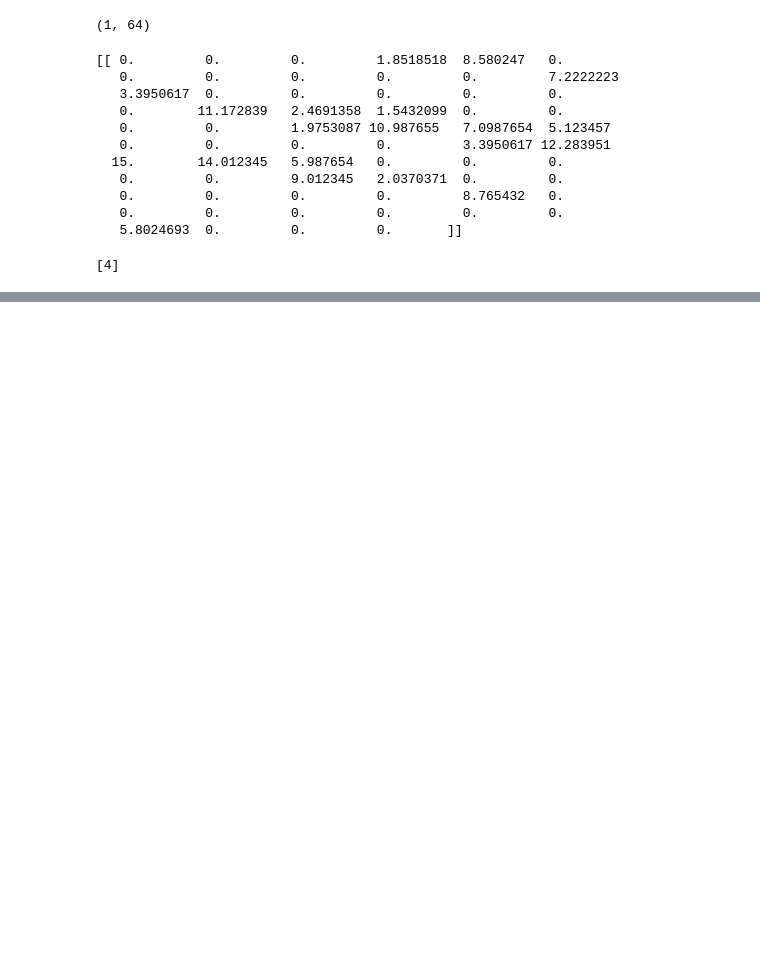
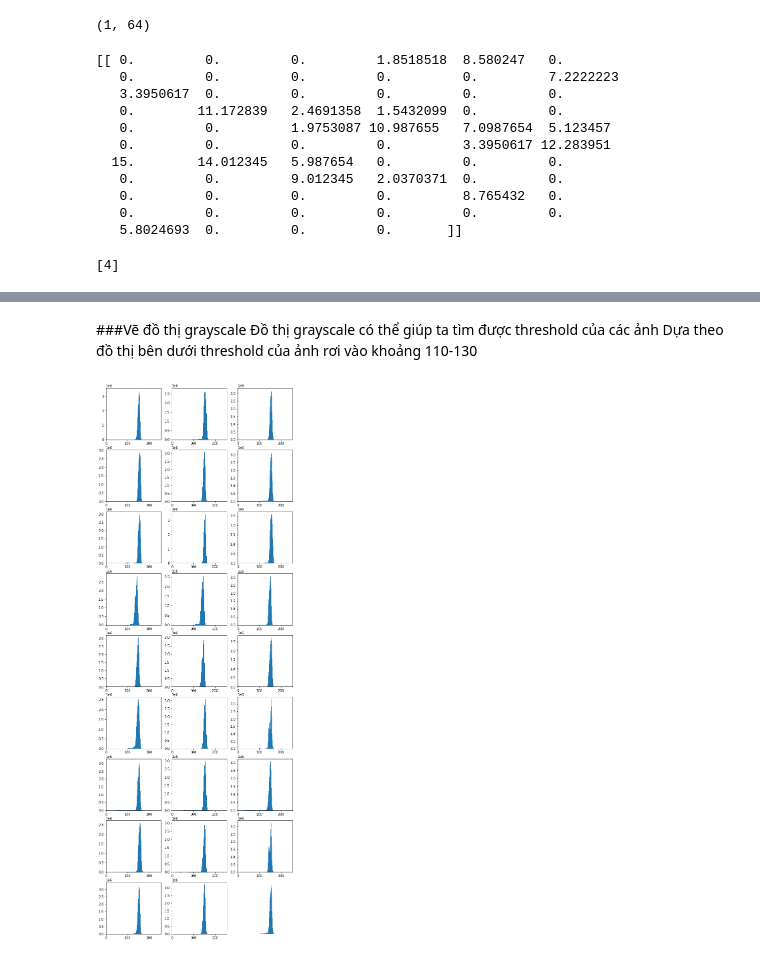
Before and after one commit to UIT-19521183/CS114.L21-MachineLearning, a Jupyter notebook: Recognizing_hand_written_digits.ipynb, the cells around one changed output, grey strips where cells are left out. Saved outputs shown, nothing was run; the diff lists cells and outputs as text; code cells hidden in the pictures; blank space fills up the shorter version.

```diff
--- a/Recognizing_hand_written_digits.ipynb
+++ b/Recognizing_hand_written_digits.ipynb
@@ -179,0 +306,25 @@ print(predict)
+# %% [markdown]
+###Vẽ đồ thị grayscale
+Đồ thị grayscale có thể giúp ta tìm được threshold của các ảnh
+Dựa theo đồ thị bên dưới threshold của ảnh rơi vào khoảng 110-130
+# %%
+#Create grayscale histogram
+#https://datacarpentry.org/image-processing/05-creating-histograms/
+#https://opencv-python-tutroals.readthedocs.io/en/latest/py_tutorials/py_imgproc/py_histograms/py_histogram_begins/py_histogram_begins.html
+from matplotlib import pyplot as plt
+%matplotlib inline
+"""im=image_data[25]
+plt.hist(im.ravel(),256,[0,256]); plt.show()"""
+fig, axs = plt.subplots(9, 3,figsize=(10,30))
+plt.axis('off')
+for i in range(9):
+  for j in range(3):
+    im=image_data[i*3+j]
+    axs[i][j].hist(im.ravel(),256,[0,256]);
+    axs[i][j].set_xlim([0,255])
+    #axs[i][j].axes.get_xaxis().set_visible(False)
+    #axs[i][j].axes.get_yaxis().set_visible(False)
+    #axs.title("Label: "+str(label[i*3+j]))
+plt.show()
+# %% [output]
+[figure, added]
```
Also changed, not shown: parts of 64 cells of this notebook.
